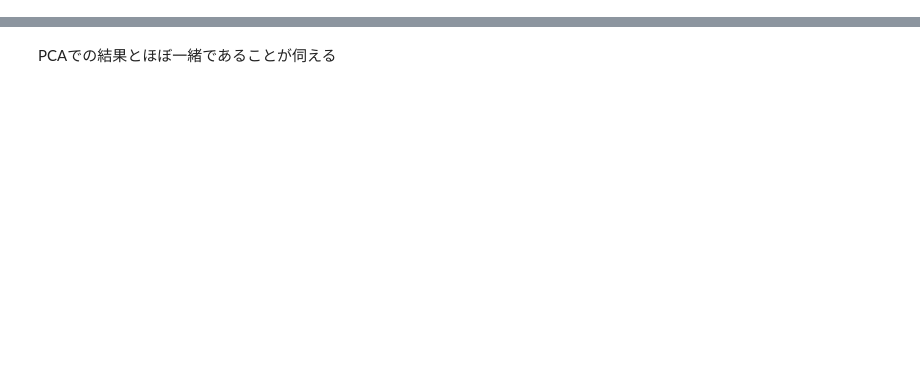
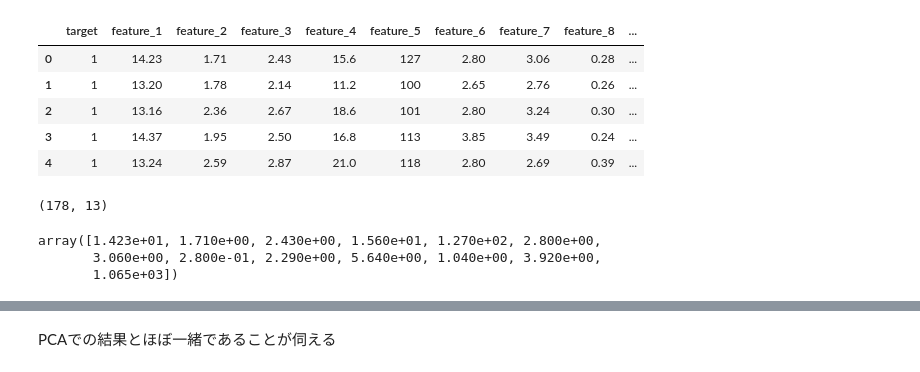
Before and after one commit to Ayakie/Study, a Jupyter notebook: dimensionality reduction/dimension reduction.ipynb, the cells around one changed output, grey strips where cells are left out. Drawn from its saved outputs; the diff is of its cells as text; code cells hidden in the pictures; blank space fills up the shorter version.

```diff
--- a/dimensionality reduction/dimension reduction.ipynb
+++ b/dimensionality reduction/dimension reduction.ipynb
@@ -259,0 +21,25 @@ plt.show()
+# %%
+columns = ['target']
+columns += [f'feature_{i}' for i in range(1, len(df.columns))]
+df.columns = columns
+# %%
+df.head()
+# %% [output]
+|  | target | feature_1 | feature_2 | feature_3 | feature_4 | feature_5 | feature_6 | feature_7 | feature_8 | ... |
+| 0 | 1 | 14.23 | 1.71 | 2.43 | 15.6 | 127 | 2.80 | 3.06 | 0.28 | ... |
+| 1 | 1 | 13.20 | 1.78 | 2.14 | 11.2 | 100 | 2.65 | 2.76 | 0.26 | ... |
+| 2 | 1 | 13.16 | 2.36 | 2.67 | 18.6 | 101 | 2.80 | 3.24 | 0.30 | ... |
+| 3 | 1 | 14.37 | 1.95 | 2.50 | 16.8 | 113 | 3.85 | 3.49 | 0.24 | ... |
+| 4 | 1 | 13.24 | 2.59 | 2.87 | 21.0 | 118 | 2.80 | 2.69 | 0.39 | ... |
+# %%
+# label -> first column
+X, y = df.iloc[:, 1:].values, df.iloc[:, 0].values
+
+# (178 samples x 13 features)
+print(X.shape)
+X[0]
+# %% [output]
+(178, 13)
+array([1.423e+01, 1.710e+00, 2.430e+00, 1.560e+01, 1.270e+02, 2.800e+00,
+       3.060e+00, 2.800e-01, 2.290e+00, 5.640e+00, 1.040e+00, 3.920e+00,
+       1.065e+03])
```
Also changed, not shown: parts of 66 cells of this notebook.
